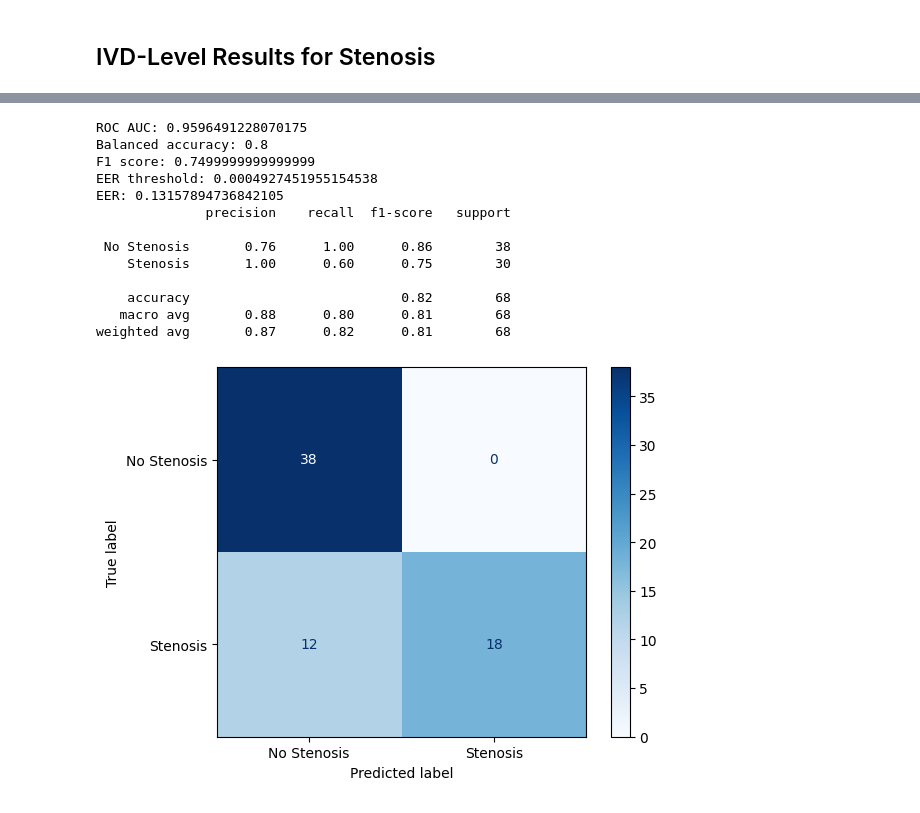
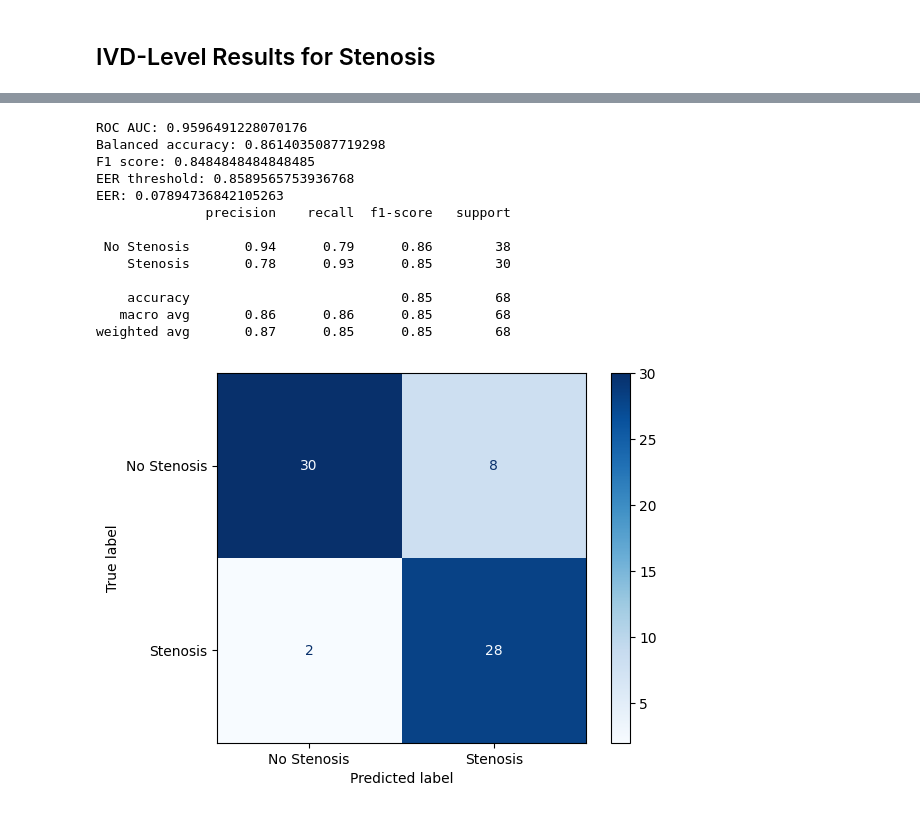
Before and after one commit to robinyjpark/AutoLabelClassifier, a Jupyter notebook: notebooks/compare_llm_results_cln.ipynb, the cells around one changed output, grey strips where cells are left out. Saved outputs shown, nothing was run; the diff lists cells and outputs as text; code cells hidden in the pictures.

```diff
--- a/notebooks/compare_llm_results_cln.ipynb
+++ b/notebooks/compare_llm_results_cln.ipynb
@@ -143,16 +169,36 @@ li_level_results = []
 # %%
 def eval_level(data, level, threshold=None):
 
-    label_path = '/work/robinpark/AutoLabelClassifier/data/report_labels'
-    root_path = '/work/robinpark/PID010A_clean'
+    label_path = '/work/robinpark/AutoLabelClassifier/data/report_labels/april2024/summary-query/base-base'
+    root_path = '/work/robinpark/AutoLabelClassifier'
 
     display_labels = ['No Stenosis','Stenosis']
 
     level_rp = level.replace('-','')
-    df_level = pd.read_csv(f'{label_path}/con_lora_base_2step_{data}{level_rp}_new_template_yesno_scores_have_prompt.csv')
-    df_newlabels = pd.read_csv(f'{root_path}/OSCLMRIC_reports_stenosis_by_ivd.csv')
 
-    df_results = df_level.merge(df_newlabels, left_on='report_no_hist', right_on='Report', how='left')
+    if data.find('stenosis') > -1:
+        df_level = pd.read_csv(f'{label_path}/llama3_base_2step_{data}{level_rp}_new_template_yesno_scores_have_spec_summary_prompt.csv')
+        df_newlabels = pd.read_csv(f'{root_path}/data/osclmric_reports/OSCLMRIC_reports_stenosis_by_ivd.csv')
+        df_results = df_level.merge(df_newlabels, left_on='report_no_hist', right_on='Report', how='left')
+        condition='stenosis'
+    elif data.find('cauda_equina') > -1:
+        df_level = pd.read_csv(f'{label_path}/llama3_base_2step_{data}{level_rp}_new_template_yesno_scores_have_spec_summary_prompt.csv')
+        condition='cauda_equina'
+        if data.find('cauda_equina_train') > -1:
+            df_newlabels = pd.read_csv(f'{root_path}/data/osclmric_reports/manually_labeled_cauda_equina_train.csv')
+        elif data.find('cauda_equina_test') > -1:
+            df_newlabels = pd.read_csv(f'{root_path}/data/osclmric_reports/manually_labeled_cauda_equina_test.csv')
+        df_results = df_level.merge(df_newlabels, left_on='report_no_hist', right_on='report', how='left')
+    elif data.find('herniation') > -1:
+        df_level = pd.read_csv(f'{label_path}/llama3_base_2step_{data}{level_rp}_new_template_yesno_scores_have_spec_summary_prompt.csv')
+        condition='herniation'
+        if data.find('herniation_train') > -1:
+            df_newlabels = pd.read_csv(f'{root_path}/data/osclmric_reports/herniation_reports_labeled_train.csv')
+        elif data.find('herniation_test') > -1:
+            df_newlabels = pd.read_csv(f'{root_path}/data/osclmric_reports/herniation_reports_labeled_test.csv')
+        df_results = df_level.merge(df_newlabels, left_on='report_no_hist', right_on='report', how='left')
+        df_results = df_results.loc[df_results[level]>-1]
+
     df_results['labels'] = df_results[level].fillna(0)
 
     df_results['yes_norm'] = df_results.apply(lambda x: norm_scores_yes(x), axis=1)
@@ -193,10 +239,12 @@ def eval_level(data, level, threshold=None):
     disp.plot(cmap=plt.cm.Blues)
     plt.show()
 
-    if data.find('TRAIN') > -1:
+    if (data.find('TRAIN') > -1) | (data.find('cauda_equina_test') > -1) | (data.find('herniation_test') > -1):
         li_level_results.append(
-            {'level': level,
+            {'condition': condition,
+            'level': level,
             'balanced_accuracy': balanced_acc,
+            'eer': eer,
             'auroc': roc_auc,
             'f1_score': f1}
         )
@@ -682,19 +1515,19 @@ weighted avg       0.93      0.93      0.93        68
 [figure]
 # %%
-ntp_base_2step_stenosis_l5s1_train = eval_level('stenosis', 'L5-S1', threshold=None)
+llama_base_2step_stenosis_l5s1_train = eval_level('stenosis', 'L5-S1', threshold=None)
 # %% [output]
-ROC AUC: 0.9596491228070175
-Balanced accuracy: 0.8
-F1 score: 0.7499999999999999
-EER threshold: 0.0004927451955154538
-EER: 0.13157894736842105
+ROC AUC: 0.9596491228070176
+Balanced accuracy: 0.8614035087719298
+F1 score: 0.8484848484848485
+EER threshold: 0.8589565753936768
+EER: 0.07894736842105263
               precision    recall  f1-score   support
 
- No Stenosis       0.76      1.00      0.86        38
-    Stenosis       1.00      0.60      0.75        30
+ No Stenosis       0.94      0.79      0.86        38
+    Stenosis       0.78      0.93      0.85        30
 
-    accuracy                           0.82        68
-   macro avg       0.88      0.80      0.81        68
-weighted avg       0.87      0.82      0.81        68
+    accuracy                           0.85        68
+   macro avg       0.86      0.86      0.85        68
+weighted avg       0.87      0.85      0.85        68
-[figure, old version]
+[figure, new version]
 # %%
```
Also changed, not shown: parts of 92 cells of this notebook, 9 other files.
